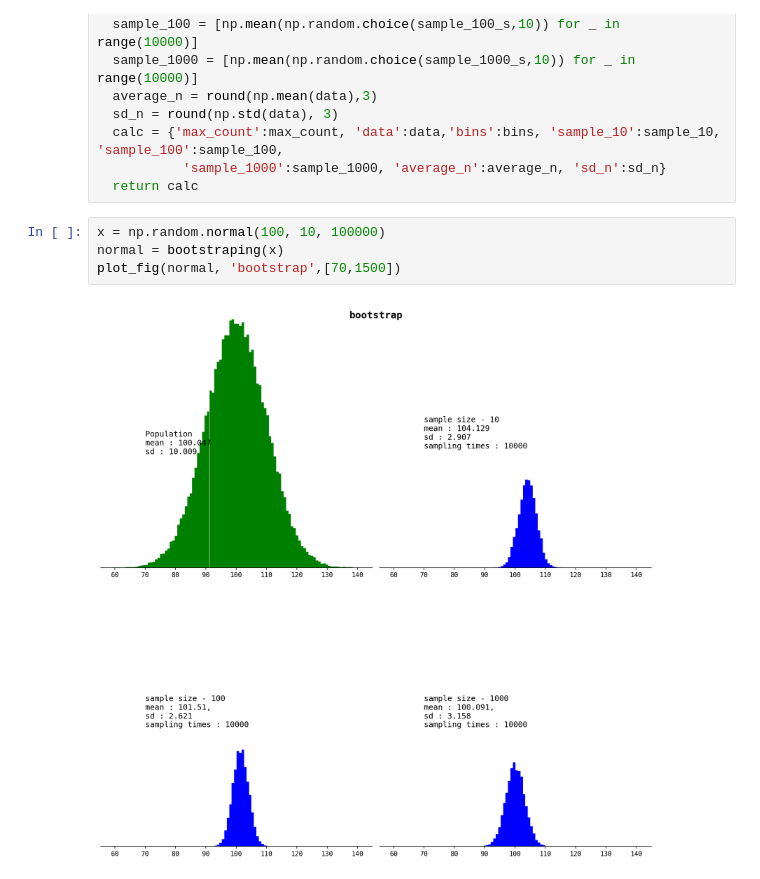
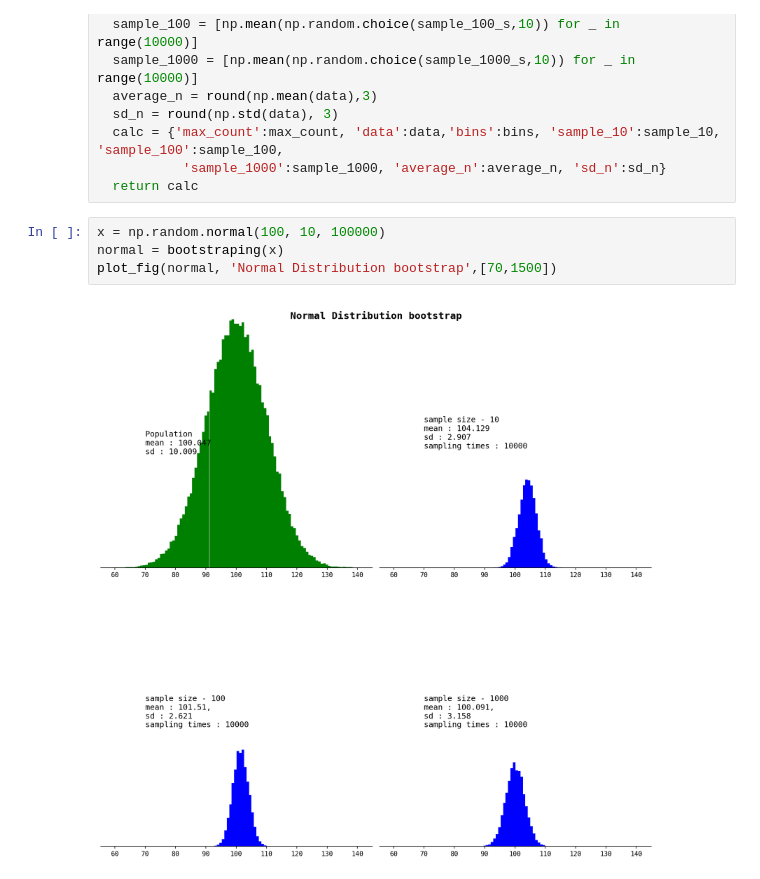
Before and after one commit to thihanaung-thnn/mathematics, a Jupyter notebook: sampling_distributions.ipynb, the cells around one changed output. Cells and saved outputs as stored; diff of their text form.

```diff
--- a/sampling_distributions.ipynb
+++ b/sampling_distributions.ipynb
@@ -153,9 +153,9 @@ def bootstraping(data):
 # %%
 x = np.random.normal(100, 10, 100000)
 normal = bootstraping(x)
-plot_fig(normal, 'bootstrap',[70,1500])
+plot_fig(normal, 'Normal Distribution bootstrap',[70,1500])
 # %% [output]
-[figure, old version]
+[figure, new version]
 # %%
 x = np.random.gamma(2, 1.5, 100000)
 gamma = bootstraping(x)
```
Also changed, not shown: parts of 3 cells of this notebook.
